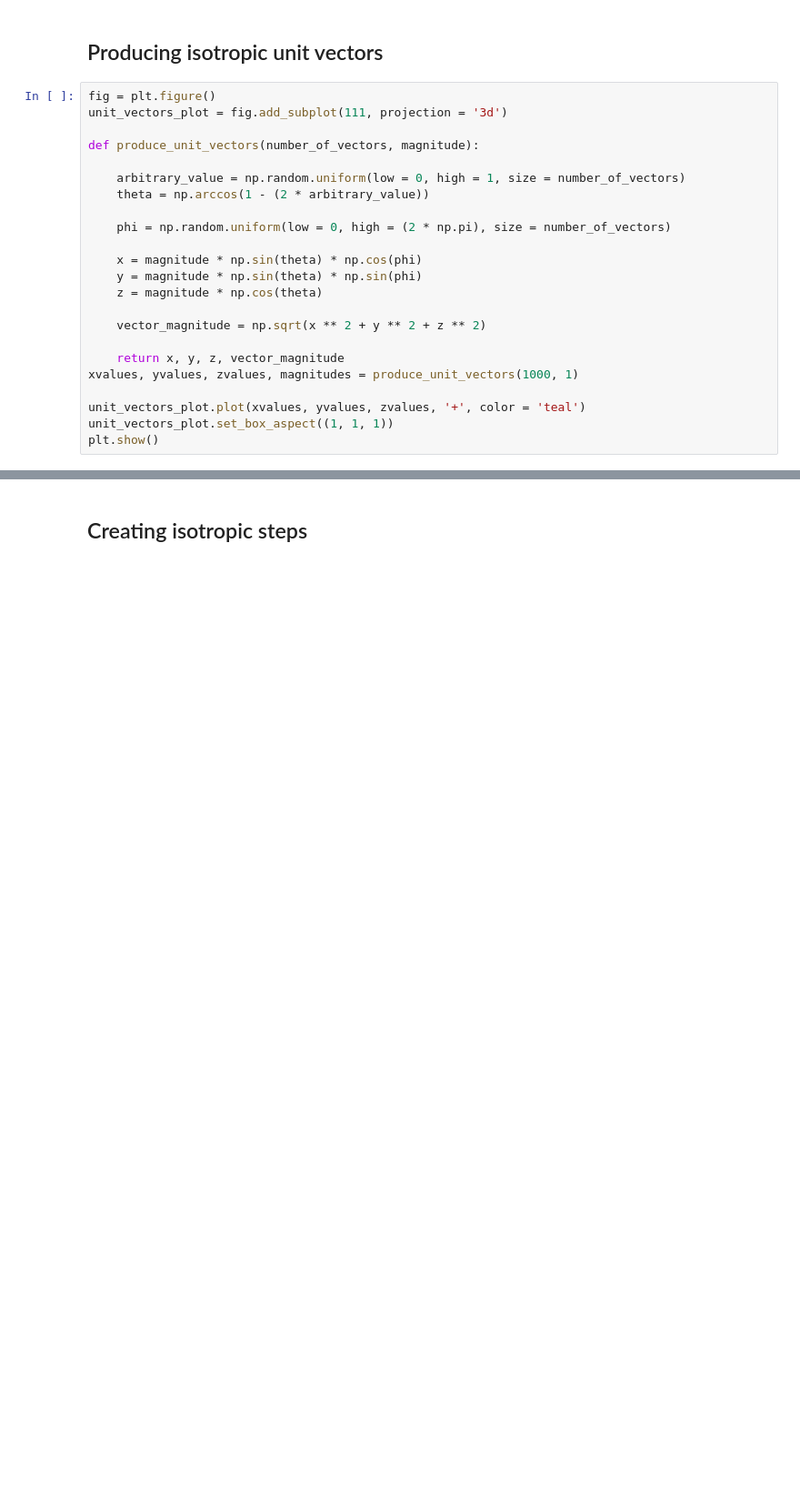
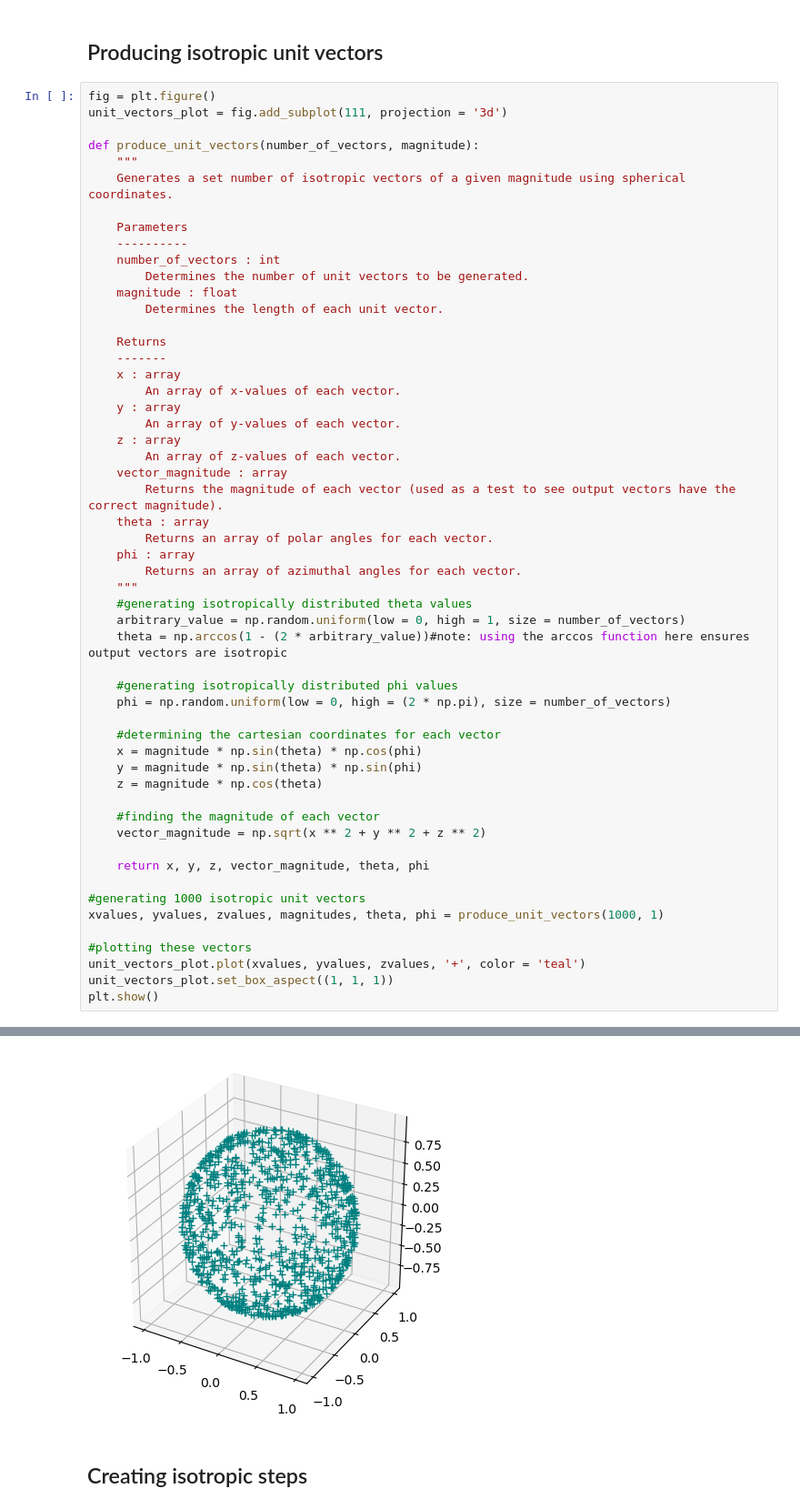
Before and after one commit to ellabeck03/Exploring_Monte_Carlo_Methods, a Jupyter notebook: project3_10841151.ipynb, the cells around one changed output, grey strips where cells are left out. Shown at 91% size. Cells and saved outputs as stored; diff of their text form; blank space fills up the shorter version.

```diff
--- a/project3_10841151.ipynb
+++ b/project3_10841151.ipynb
@@ -273,21 +370,52 @@ fig = plt.figure()
 unit_vectors_plot = fig.add_subplot(111, projection = '3d')
 
 def produce_unit_vectors(number_of_vectors, magnitude):
+    """
+    Generates a set number of isotropic vectors of a given magnitude using spherical coordinates.
 
+    Parameters
+    ----------
+    number_of_vectors : int
+        Determines the number of unit vectors to be generated.
+    magnitude : float
+        Determines the length of each unit vector.
+
+    Returns
+    -------
+    x : array
+        An array of x-values of each vector.
+    y : array
+        An array of y-values of each vector.
+    z : array
+        An array of z-values of each vector.
+    vector_magnitude : array
+        Returns the magnitude of each vector (used as a test to see output vectors have the correct magnitude).
+    theta : array
+        Returns an array of polar angles for each vector.
+    phi : array
+        Returns an array of azimuthal angles for each vector.
+    """
+    #generating isotropically distributed theta values
     arbitrary_value = np.random.uniform(low = 0, high = 1, size = number_of_vectors)
-    theta = np.arccos(1 - (2 * arbitrary_value))
+    theta = np.arccos(1 - (2 * arbitrary_value))#note: using the arccos function here ensures output vectors are isotropic
 
+    #generating isotropically distributed phi values
     phi = np.random.uniform(low = 0, high = (2 * np.pi), size = number_of_vectors)
 
+    #determining the cartesian coordinates for each vector
     x = magnitude * np.sin(theta) * np.cos(phi)
     y = magnitude * np.sin(theta) * np.sin(phi)
     z = magnitude * np.cos(theta)
 
+    #finding the magnitude of each vector
     vector_magnitude = np.sqrt(x ** 2 + y ** 2 + z ** 2)
 
-    return x, y, z, vector_magnitude
-xvalues, yvalues, zvalues, magnitudes = produce_unit_vectors(1000, 1)
+    return x, y, z, vector_magnitude, theta, phi
 
+#generating 1000 isotropic unit vectors
+xvalues, yvalues, zvalues, magnitudes, theta, phi = produce_unit_vectors(1000, 1)
+
+#plotting these vectors
 unit_vectors_plot.plot(xvalues, yvalues, zvalues, '+', color = 'teal')
 unit_vectors_plot.set_box_aspect((1, 1, 1))
 plt.show()
@@ -297,3 +423,4 @@ plt.show()
+[figure, added]
 # %% [markdown]
 ## Creating isotropic steps
 # %%
```
Also changed, not shown: parts of 12 cells of this notebook.
